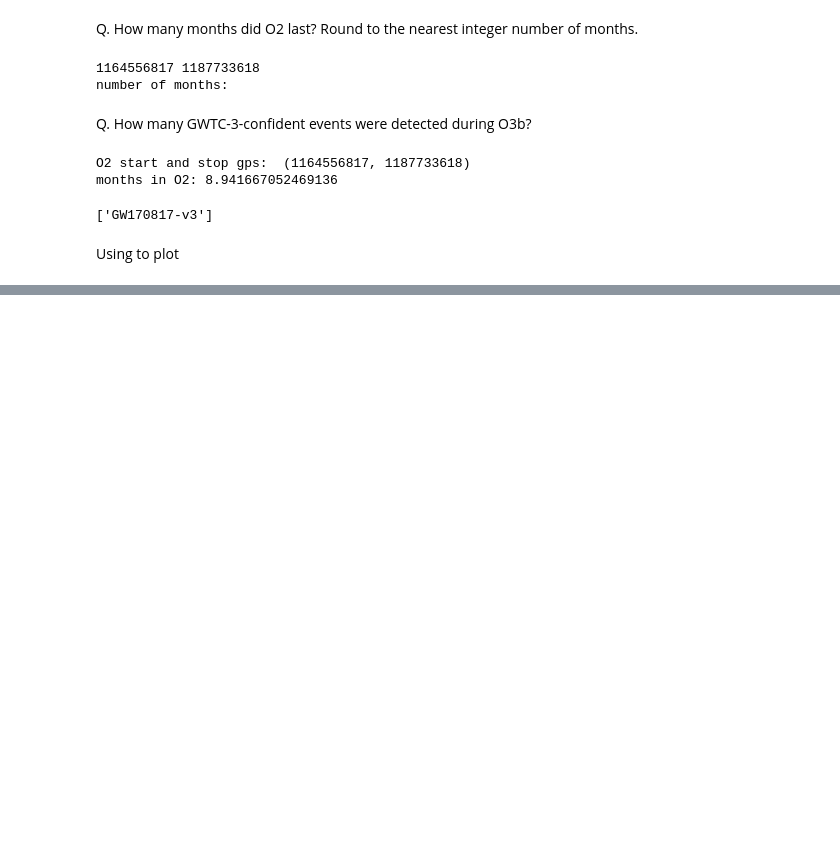
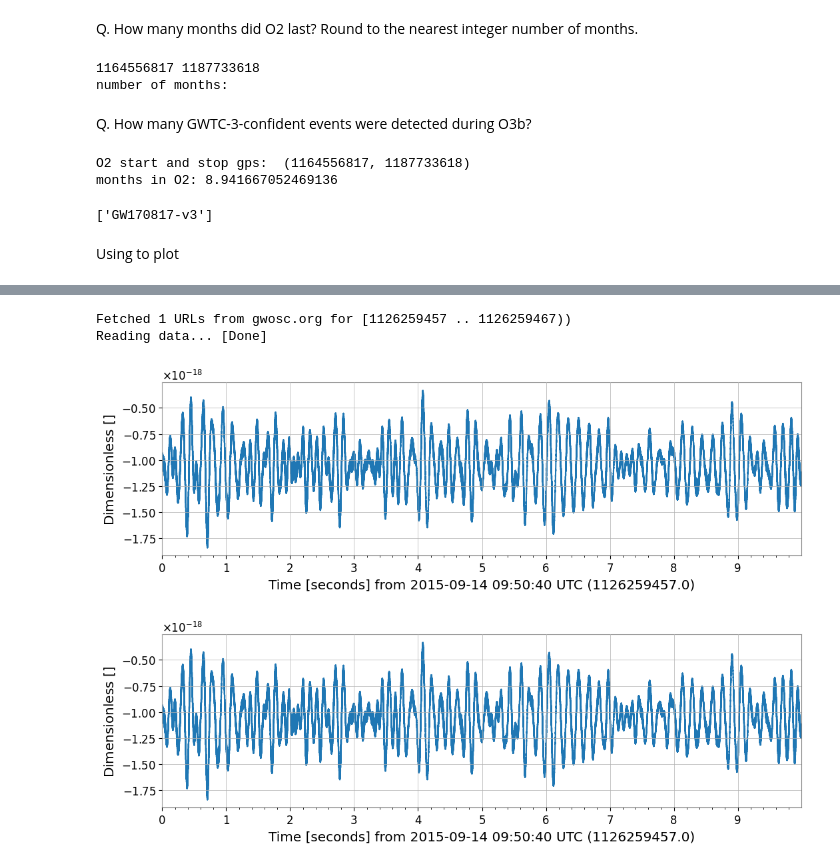
Before and after one commit to PushparajChakravarti/GWODC, a Jupyter notebook: Tutorials/Day_1/Tuto_1.1_Discovering_Open_Data.ipynb, the cells around one changed output, grey strips where cells are left out. Drawn from its saved outputs; the diff is of its cells as text; code cells hidden in the pictures; blank space fills up the shorter version.

```diff
--- a/Tutorials/Day_1/Tuto_1.1_Discovering_Open_Data.ipynb
+++ b/Tutorials/Day_1/Tuto_1.1_Discovering_Open_Data.ipynb
@@ -210,0 +213,10 @@ Reading data... [Done]
+# %%
+gps1 = event_gps('GW150914')
+segment = (int(gps1)-5, int(gps1)+5)
+hdata1 = TimeSeries.fetch_open_data('L1', *segment, verbose=True)
+hdata1.plot()
+# %% [output]
+Fetched 1 URLs from gwosc.org for [1126259457 .. 1126259467))
+Reading data... [Done]
+[figure, added]
+[figure, added]
```
Also changed, not shown: parts of 3 cells of this notebook.
